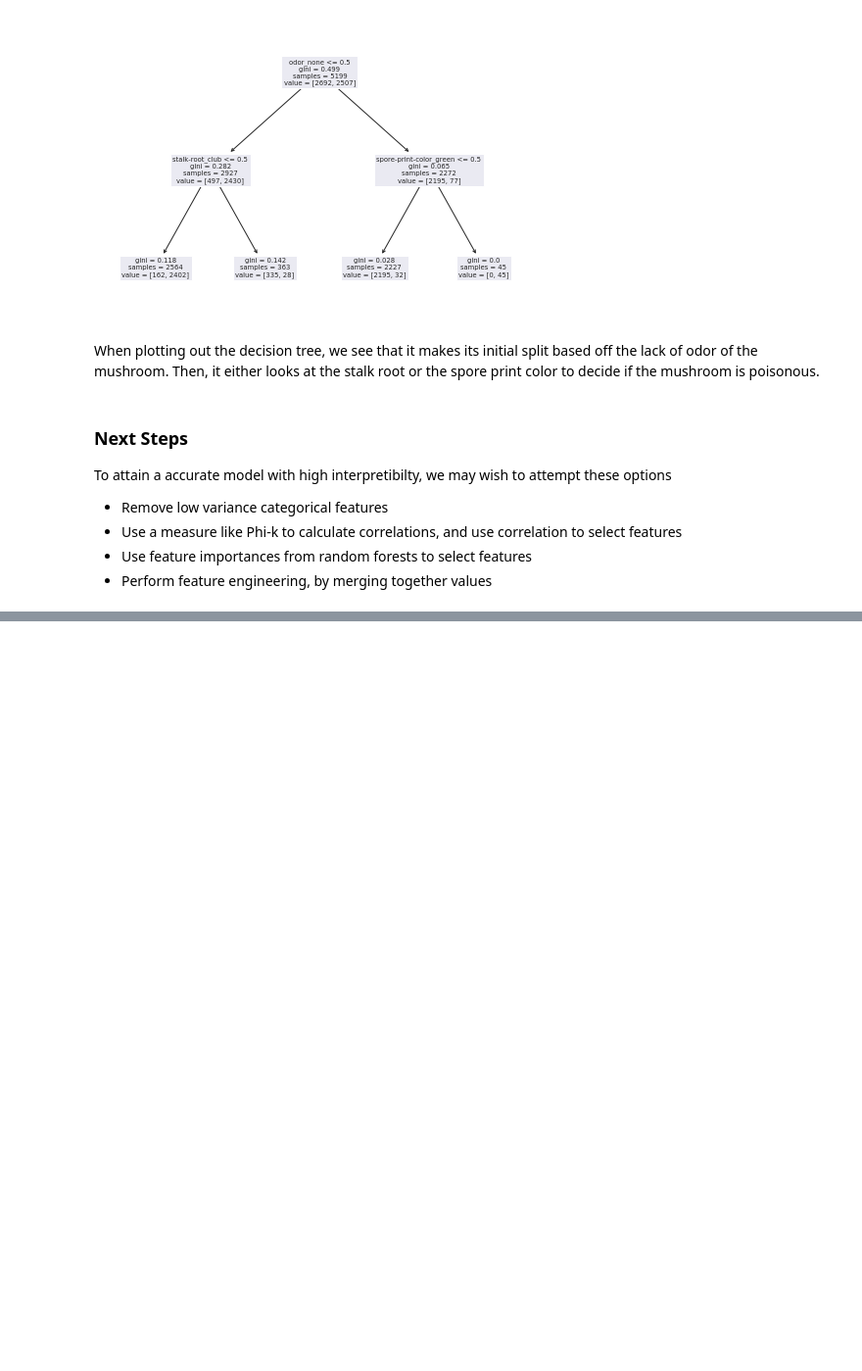
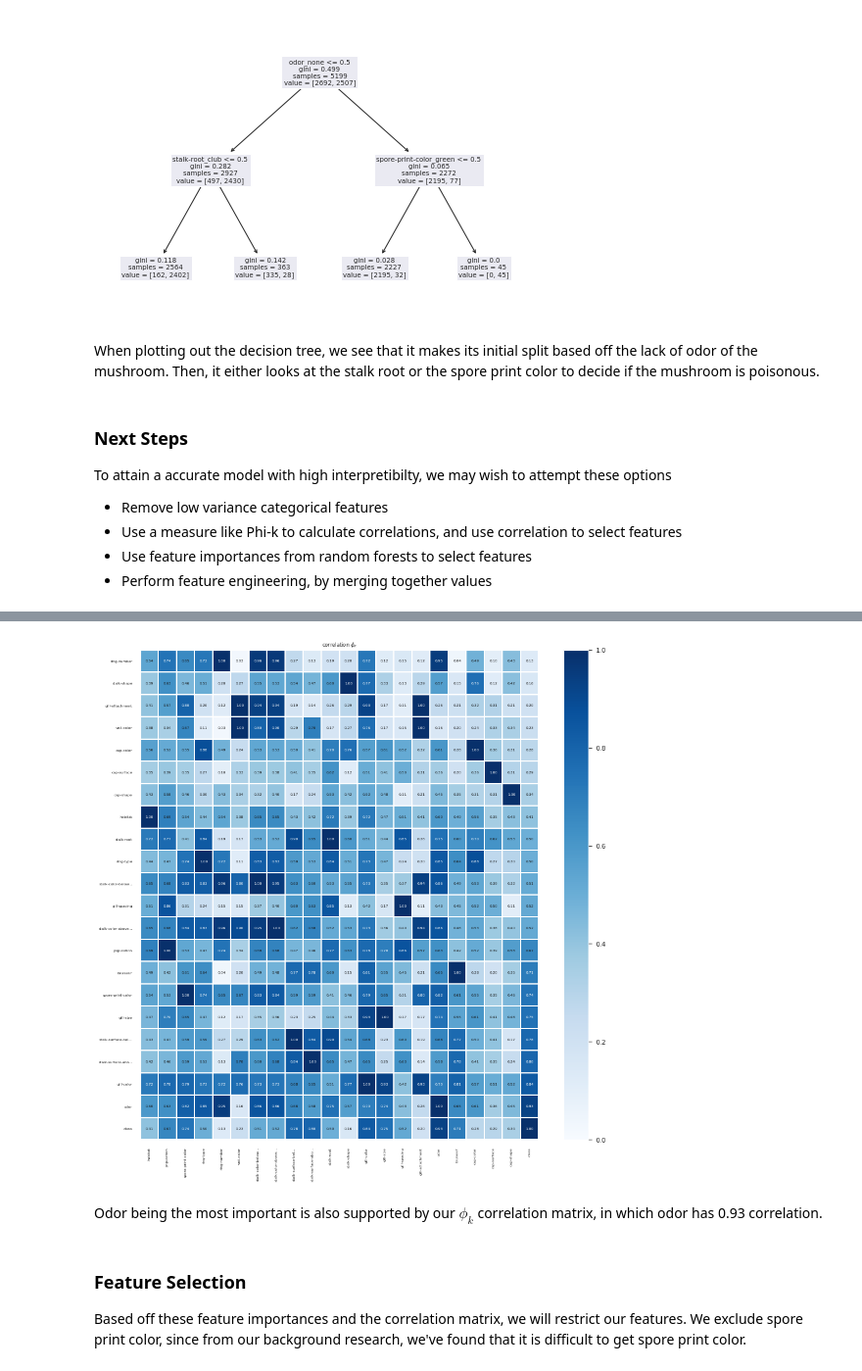
Before and after one commit to Tien-Cheng/AI-and-Machine-Learning--ST1511-, a Jupyter notebook: Assignment 1/classification/mushroom_v1.ipynb, the cells around one changed output, grey strips where cells are left out. Shown at 98% size. Saved outputs shown, nothing was run; the diff lists cells and outputs as text; code cells hidden in the pictures; blank space fills up the shorter version.

```diff
--- a/Assignment 1/classification/mushroom_v1.ipynb
+++ b/Assignment 1/classification/mushroom_v1.ipynb
@@ -532,0 +656,12 @@ To attain a accurate model with high interpretibilty, we may wish to attempt the
+# %%
+plot_correlation_matrix(phik_overview.values, x_labels=phik_overview.columns, y_labels=phik_overview.index,
+                        vmin=0, vmax=1, color_map='Blues', title=r'correlation $\phi_K$', fontsize_factor=0.6,
+                        figsize=(13,13))
+plt.tight_layout()
+# %% [output]
+[figure, added]
+# %% [markdown]
+Odor being the most important is also supported by our $\phi_k$ correlation matrix, in which odor has 0.93 correlation.
+# %% [markdown]
+### Feature Selection
+Based off these feature importances and the correlation matrix, we will restrict our features. We exclude spore print color, since from our background research, we've found that it is difficult to get spore print color.
```
Also changed, not shown: parts of 20 cells of this notebook.
